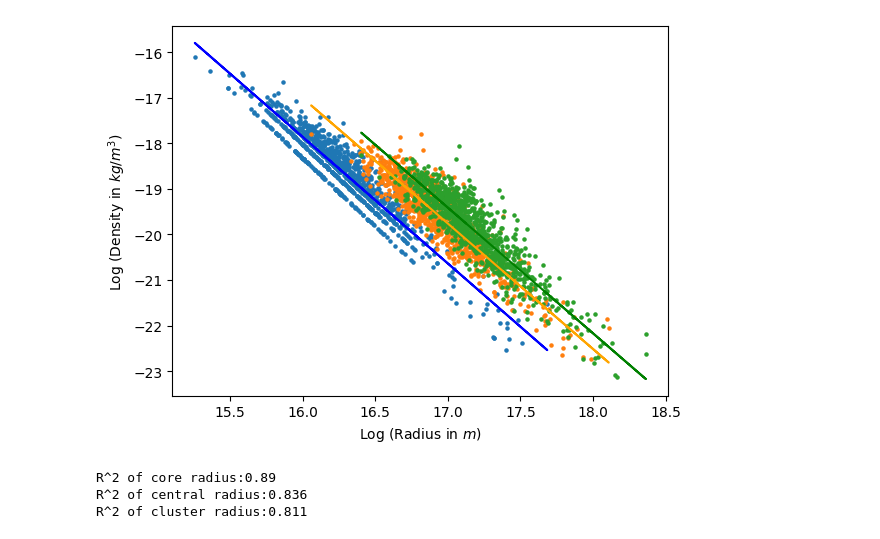
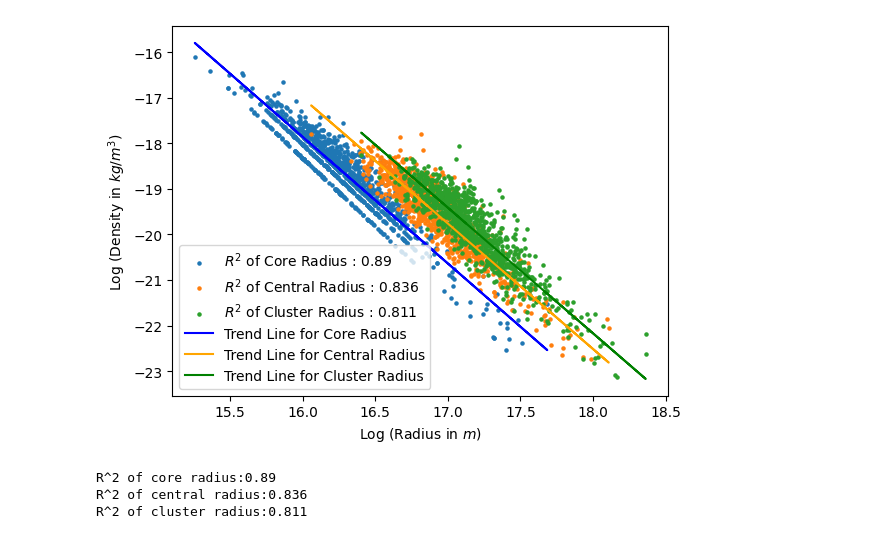
Before and after one commit to NipunNagendra/DensitySizeDataAnalysis, a Jupyter notebook: Notebooks/Notebooks-starclusterplot.ipynb, the cells around one changed output. Drawn from its saved outputs; the diff is of its cells as text; code cells hidden in the pictures.

Commit message:
Added figure data analysis segments

```diff
--- a/Notebooks/Notebooks-starclusterplot.ipynb
+++ b/Notebooks/Notebooks-starclusterplot.ipynb
@@ -41,34 +41,36 @@ z3 = np.polyfit(df['radius_clust'], df['density_clust'], 1)
 p3 = np.poly1d(z3)
 
 yp1 = p1(df['radius_core'])
 ym1 = np.mean(df['density_core'])
 sst1 = np.sum((df['density_core'] - ym1)**2)
 ssr1 = np.sum((df['density_core'] - yp1)**2)
 r2_1 = round(1 - (ssr1/sst1), 3)
 
 yp2 = p2(df['radius_cent'])
 ym2 = np.mean(df['density_cent'])
 sst2 = np.sum((df['density_cent'] - ym2)**2)
 ssr2 = np.sum((df['density_cent'] - yp2)**2)
 r2_2 = round(1 - (ssr2/sst2), 3)
 
 yp3 = p3(df['radius_clust'])
 ym3 = np.mean(df['density_clust'])
 sst3 = np.sum((df['density_clust'] - ym3)**2)
 ssr3 = np.sum((df['density_clust'] - yp3)**2)
 r2_3 = round(1 - (ssr3/sst3), 3)
 
 mpl.plot(df['radius_core'], p1(df['radius_core']), color = 'blue', label = 'Lin Reg Trend 1')
 mpl.plot(df['radius_cent'], p2(df['radius_cent']), color = 'orange', label = 'Lin Reg Trend 2')
 mpl.plot(df['radius_clust'], p3(df['radius_clust']), color = 'green', label = 'Lin Reg Trend 3')
 
+mpl.legend(["$R^2$ of Core Radius : " +str(r2_1), "$R^2$ of Central Radius : " +str(r2_2), "$R^2$ of Cluster Radius : " +str(r2_3), "Trend Line for Core Radius", "Trend Line for Central Radius", "Trend Line for Cluster Radius"])
+
 mpl.show()
 
 print("R^2 of core radius:" + str(r2_1))
 print("R^2 of central radius:" + str(r2_2))
 print("R^2 of cluster radius:" + str(r2_3))
 # %% [output]
-[figure, old version]
+[figure, new version]
 R^2 of core radius:0.89
 R^2 of central radius:0.836
 R^2 of cluster radius:0.811
```
Also changed, not shown: 5 other files.
